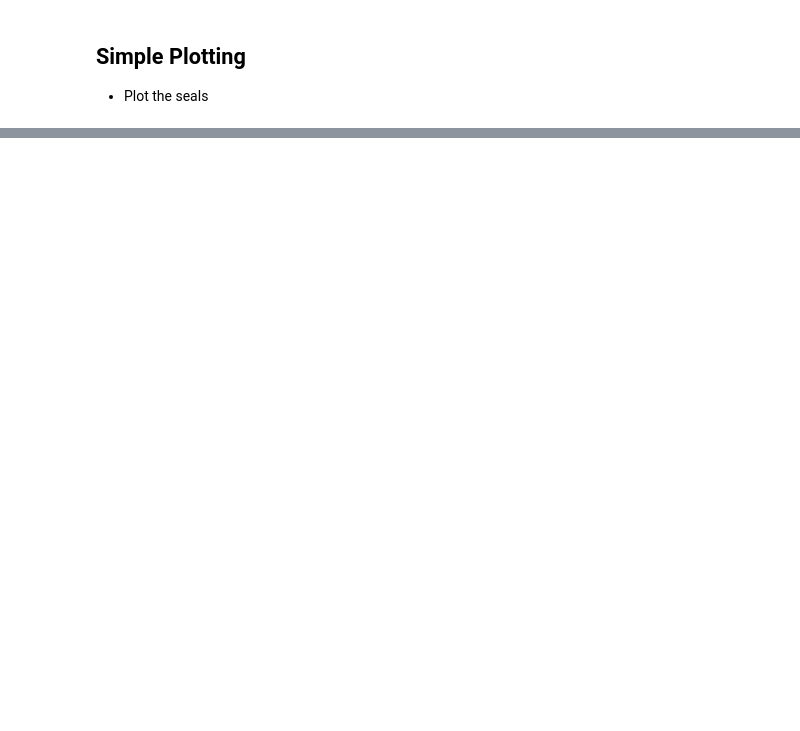
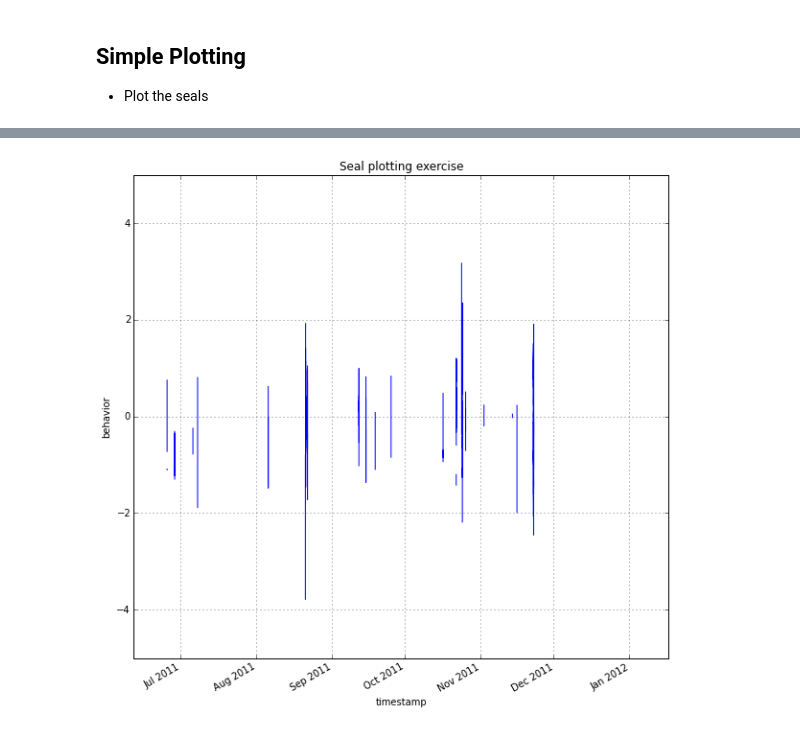
Before and after one commit to nealmcb/Final_Tutorials, a Jupyter notebook: Python_DataAnalysis/pandas.ipynb, the cells around one changed output, grey strips where cells are left out. Cells and saved outputs as stored; diff of their text form; code cells hidden in the pictures; blank space fills up the shorter version.

```diff
--- a/Python_DataAnalysis/pandas.ipynb
+++ b/Python_DataAnalysis/pandas.ipynb
@@ -320,3 +370,12 @@ plt.show()
+# %%
+sd[('behavior',"K 11")].plot(figsize=(10, 10))
+plt.ylabel('behavior')
+plt.title('Seal plotting exercise')
+plt.savefig('seal_behavior.png')
+plt.grid()
+plt.show()
+# %% [output]
+[figure, added]
 # %% [markdown]
 ### Importing the image into the Markdown
 
```
Also changed, not shown: parts of 37 cells of this notebook, 1 other file.
